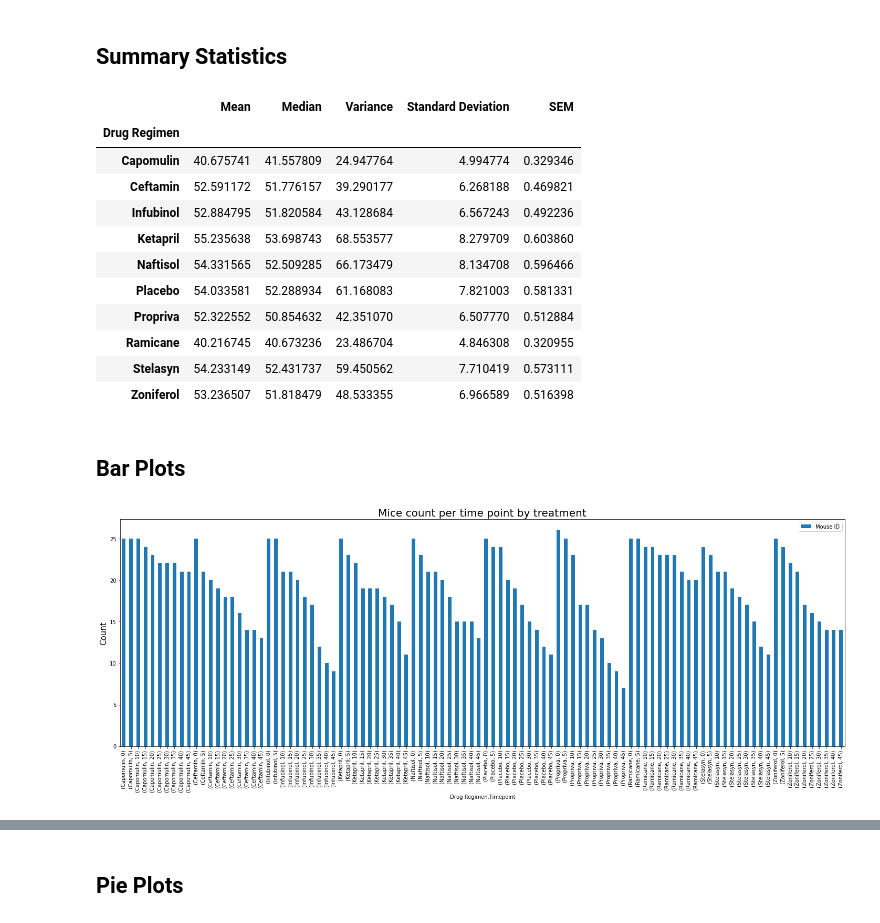
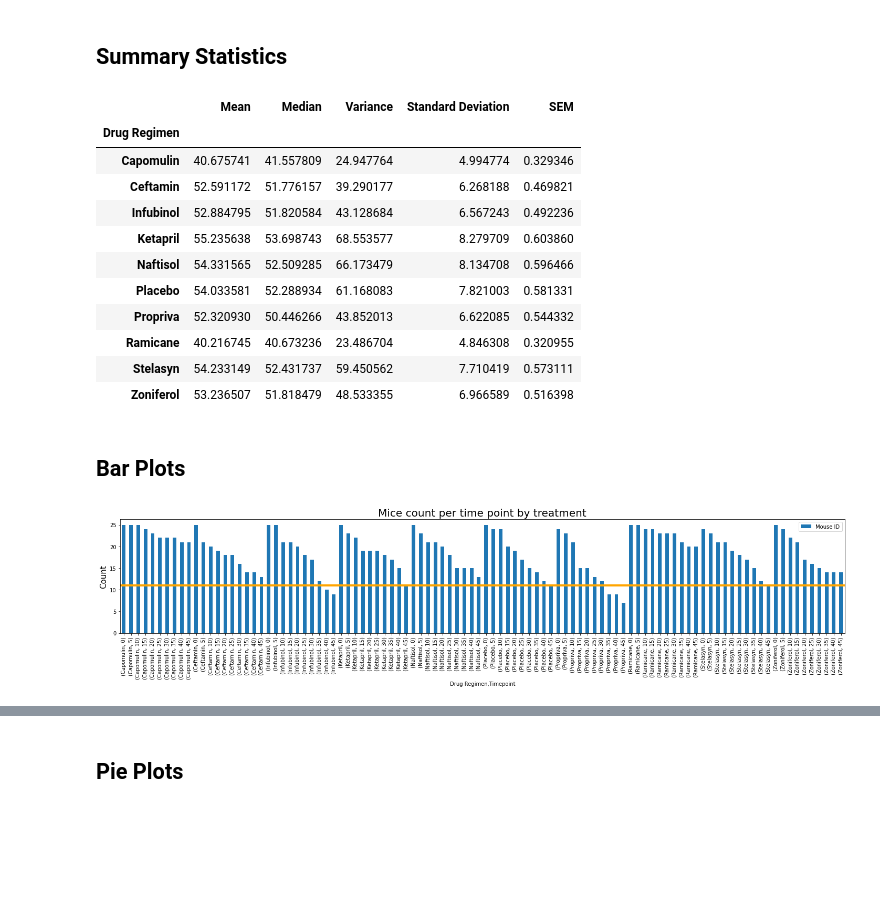
Before and after one commit to githotirado/matplotlib-challenge, a Jupyter notebook: pymaceuticals_starter.bakq.ipynb, the cells around one changed output, grey strips where cells are left out. Saved outputs shown, nothing was run; the diff lists cells and outputs as text; code cells hidden in the pictures; blank space fills up the shorter version.

```diff
--- a/pymaceuticals_starter.bakq.ipynb
+++ b/pymaceuticals_starter.bakq.ipynb
@@ -91,38 +97,44 @@ len(clean_study_df["Mouse ID"].unique())
 
 # This method is the most straightforward, creating multiple series and putting them all together at the end.
 
-study_mean = (combined_study_df[["Drug Regimen","Tumor Volume (mm3)"]].set_index("Drug Regimen")
-                                                                      .groupby("Drug Regimen")
-                                                                      .mean()
+study_mean = (clean_study_df[["Drug Regimen","Tumor Volume (mm3)"]].set_index("Drug Regimen")
+                                                                   .groupby("Drug Regimen")
+                                                                   .mean()
              )
-study_median = (combined_study_df[["Drug Regimen","Tumor Volume (mm3)"]].set_index("Drug Regimen")
-                                                                      .groupby("Drug Regimen")
-                                                                      .median()
+study_median = (clean_study_df[["Drug Regimen","Tumor Volume (mm3)"]].set_index("Drug Regimen")
+                                                                     .groupby("Drug Regimen")
+                                                                     .median()
              )
-study_var = (combined_study_df[["Drug Regimen","Tumor Volume (mm3)"]].set_index("Drug Regimen")
-                                                                      .groupby("Drug Regimen")
-                                                                      .var()
+study_var = (clean_study_df[["Drug Regimen","Tumor Volume (mm3)"]].set_index("Drug Regimen")
+                                                                  .groupby("Drug Regimen")
+                                                                  .var()
             )
-study_stdev = (combined_study_df[["Drug Regimen","Tumor Volume (mm3)"]].set_index("Drug Regimen")
-                                                                      .groupby("Drug Regimen")
-                                                                      .std()
+study_stdev = (clean_study_df[["Drug Regimen","Tumor Volume (mm3)"]].set_index("Drug Regimen")
+                                                                    .groupby("Drug Regimen")
+                                                                    .std()
               )
-study_sem = (combined_study_df[["Drug Regimen","Tumor Volume (mm3)"]].set_index("Drug Regimen")
-                                                                      .groupby("Drug Regimen")
-                                                                      .sem()
+study_sem = (clean_study_df[["Drug Regimen","Tumor Volume (mm3)"]].set_index("Drug Regimen")
+                                                                  .groupby("Drug Regimen")
+                                                                  .sem()
               )
+study_mean_series = pd.Series(study_mean["Tumor Volume (mm3)"], index=study_mean.index)
+study_median_series = pd.Series(study_median["Tumor Volume (mm3)"], index=study_median.index)
+study_var_series = pd.Series(study_var["Tumor Volume (mm3)"], index=study_var.index)
+study_stdev_series = pd.Series(study_stdev["Tumor Volume (mm3)"], index=study_stdev.index)
+study_sem_series = pd.Series(study_sem["Tumor Volume (mm3)"], index=study_sem.index)
 
-summary_df = pd.DataFrame(study_mean).rename(columns={"Tumor Volume (mm3)": "Mean"})
-# summary_df["Mean"] = study_mean
-summary_df["Median"] = study_median
-summary_df["Variance"] = study_var
-summary_df["Standard Deviation"] = study_stdev
-summary_df["SEM"] = study_sem
-# summary_df = pd.DataFrame({"Mean":study_mean, "Median":study_median, "Var":study_var, "StDev":study_stdev, "SEM":study_sem},
-#                           index=study_mean["Drug Regimen"],
-#                           columns=["Mean", "Median", "Variance", "Standard Dev", "SEM"]
-#                            )
-# summary_df = pd.DataFrame([study_mean, study_median, study_var, study_stdev, study_sem])
+# summary_df = pd.DataFrame(study_mean).rename(columns={"Tumor Volume (mm3)": "Mean"})
+# # summary_df["Mean"] = study_mean
+# summary_df["Median"] = study_median
+# summary_df["Variance"] = study_var
+# summary_df["Standard Deviation"] = study_stdev
+# summary_df["SEM"] = study_sem
+summary_df = pd.DataFrame({"Mean":study_mean_series,
+                           "Median":study_median_series,
+                           "Variance":study_var_series,
+                           "Standard Deviation":study_stdev_series,
+                           "SEM":study_sem_series}
+                         )
 summary_df
 # %% [output]
 |  | Mean | Median | Variance | Standard Deviation | SEM |
@@ -133,7 +145,7 @@ summary_df
 | Ketapril | 55.235638 | 53.698743 | 68.553577 | 8.279709 | 0.603860 |
 | Naftisol | 54.331565 | 52.509285 | 66.173479 | 8.134708 | 0.596466 |
 | Placebo | 54.033581 | 52.288934 | 61.168083 | 7.821003 | 0.581331 |
-| Propriva | 52.322552 | 50.854632 | 42.351070 | 6.507770 | 0.512884 |
+| Propriva | 52.320930 | 50.446266 | 43.852013 | 6.622085 | 0.544332 |
 | Ramicane | 40.216745 | 40.673236 | 23.486704 | 4.846308 | 0.320955 |
 | Stelasyn | 54.233149 | 52.431737 | 59.450562 | 7.710419 | 0.573111 |
 | Zoniferol | 53.236507 | 51.818479 | 48.533355 | 6.966589 | 0.516398 |
@@ -145,11 +157,12 @@ summary_df
 ## Bar Plots
 # %%
 # Generate a bar plot showing the number of mice per time point for each treatment throughout the course of the study using pandas.
-bar_mice_treat = combined_study_df[["Drug Regimen", "Timepoint", "Mouse ID"]].groupby(by=["Drug Regimen", "Timepoint"]).count()
-bar_mice_treat.plot(kind="bar", figsize=(20, 8))
+bar_mice_treat = clean_study_df[["Drug Regimen", "Timepoint", "Mouse ID"]].groupby(by=["Drug Regimen", "Timepoint"]).count()
+bar_mice_treat.plot(kind="bar", figsize=(20, 5))
 plt.title("Mice count per time point by treatment", fontsize=20)
 plt.ylabel("Count", fontsize=15)
+plt.axhline(y = 11, xmin=0, xmax=100, color="orange", lw=4)
 plt.tight_layout()
 plt.show()
 # %% [output]
-[figure, old version]
+[figure, new version]
```
Also changed, not shown: parts of 13 cells of this notebook, 1 other file.
